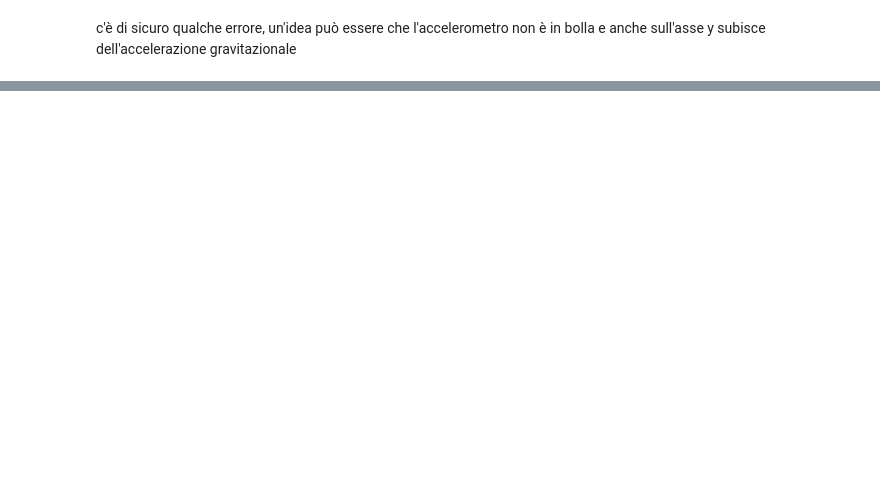
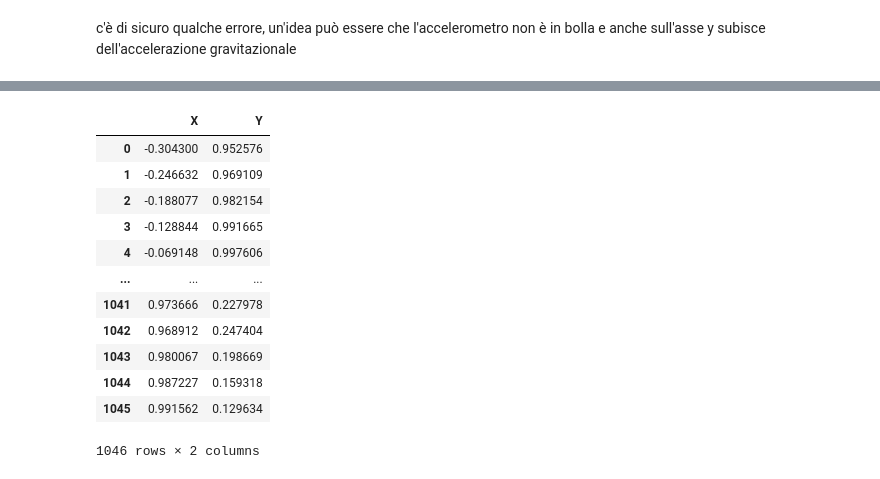
Before and after one commit to ManneredPizza/4Fun, a Jupyter notebook: GyroAccelerometer/dataScraper.ipynb, the cells around one changed output, grey strips where cells are left out. Saved outputs shown, nothing was run; the diff lists cells and outputs as text; code cells hidden in the pictures; blank space fills up the shorter version.

```diff
--- a/GyroAccelerometer/dataScraper.ipynb
+++ b/GyroAccelerometer/dataScraper.ipynb
@@ -75,0 +87,16 @@ g = np.array([df["ACCX"][0],df["ACCY"][0],df["ACCZ"][0]]) / mod_g
+# %%
+cartesian
+# %% [output]
+|  | X | Y |
+| 0 | -0.304300 | 0.952576 |
+| 1 | -0.246632 | 0.969109 |
+| 2 | -0.188077 | 0.982154 |
+| 3 | -0.128844 | 0.991665 |
+| 4 | -0.069148 | 0.997606 |
+| ... | ... | ... |
+| 1041 | 0.973666 | 0.227978 |
+| 1042 | 0.968912 | 0.247404 |
+| 1043 | 0.980067 | 0.198669 |
+| 1044 | 0.987227 | 0.159318 |
+| 1045 | 0.991562 | 0.129634 |
+1046 rows × 2 columns
```
Also changed, not shown: parts of 11 cells of this notebook, 2 other files.
